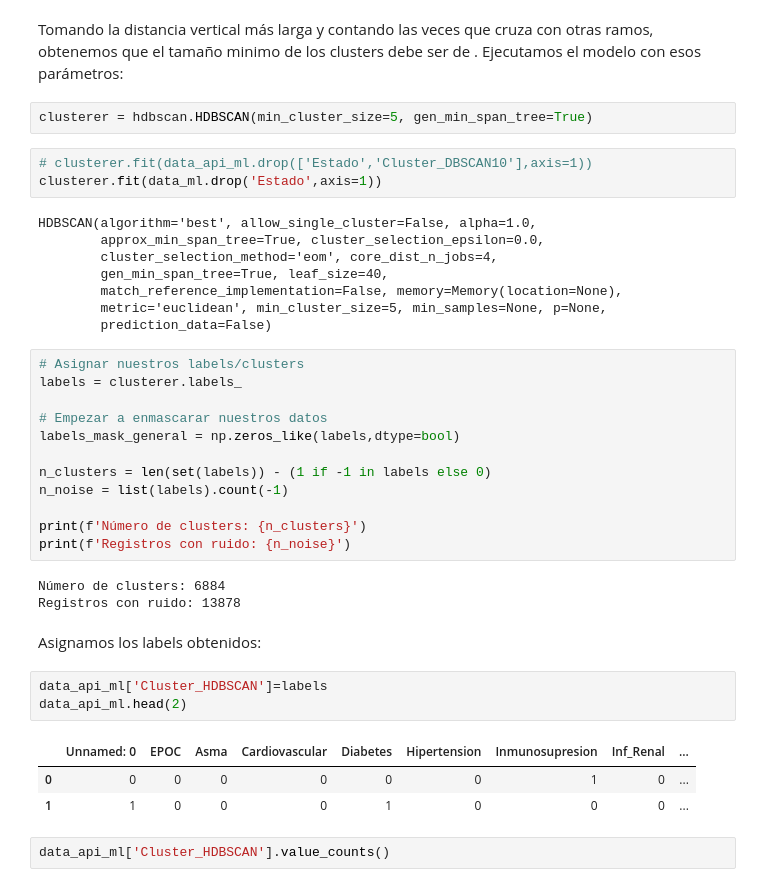
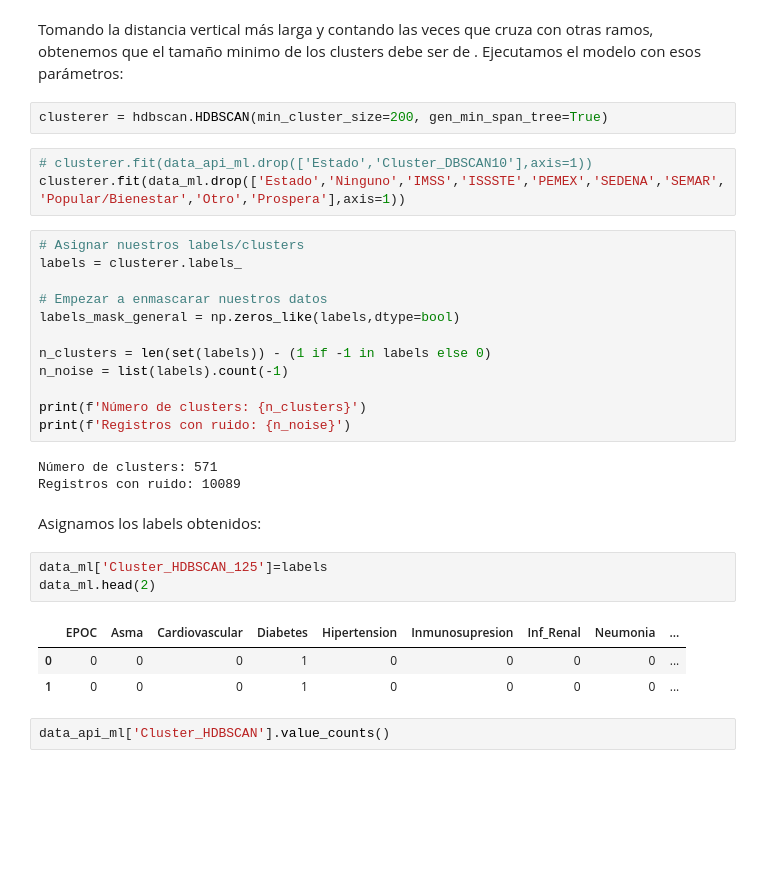
Before and after one commit to NayelySaldivar/DesafioData, a Jupyter notebook: DataMexico_Unsupervised_ML_Model.ipynb, the cells around one changed output. Saved outputs shown, nothing was run; the diff lists cells and outputs as text; blank space fills up the shorter version.

Commit message:
Clusters700

```diff
--- a/DataMexico_Unsupervised_ML_Model.ipynb
+++ b/DataMexico_Unsupervised_ML_Model.ipynb
@@ -340,18 +340,10 @@ plt.show()
 Tomando la distancia vertical más larga y contando las veces que cruza con otras ramos, obtenemos que el tamaño minimo de los clusters debe ser de .
 Ejecutamos el modelo con esos parámetros:
 # %%
-clusterer = hdbscan.HDBSCAN(min_cluster_size=5, gen_min_span_tree=True)
+clusterer = hdbscan.HDBSCAN(min_cluster_size=200, gen_min_span_tree=True)
 # %%
 # clusterer.fit(data_api_ml.drop(['Estado','Cluster_DBSCAN10'],axis=1))
-clusterer.fit(data_ml.drop('Estado',axis=1))
+clusterer.fit(data_ml.drop(['Estado','Ninguno','IMSS','ISSSTE','PEMEX','SEDENA','SEMAR','Popular/Bienestar','Otro','Prospera'],axis=1))
-# %% [output]
-HDBSCAN(algorithm='best', allow_single_cluster=False, alpha=1.0,
-        approx_min_span_tree=True, cluster_selection_epsilon=0.0,
-        cluster_selection_method='eom', core_dist_n_jobs=4,
-        gen_min_span_tree=True, leaf_size=40,
-        match_reference_implementation=False, memory=Memory(location=None),
-        metric='euclidean', min_cluster_size=5, min_samples=None, p=None,
-        prediction_data=False)
 # %%
 # Asignar nuestros labels/clusters
 labels = clusterer.labels_
@@ -365,17 +357,17 @@ n_noise = list(labels).count(-1)
 print(f'Número de clusters: {n_clusters}')
 print(f'Registros con ruido: {n_noise}')
 # %% [output]
-Número de clusters: 6884
-Registros con ruido: 13878
+Número de clusters: 571
+Registros con ruido: 10089
 # %% [markdown]
 Asignamos los labels obtenidos:
 # %%
-data_api_ml['Cluster_HDBSCAN']=labels
-data_api_ml.head(2)
+data_ml['Cluster_HDBSCAN_125']=labels
+data_ml.head(2)
 # %% [output]
-|  | Unnamed: 0 | EPOC | Asma | Cardiovascular | Diabetes | Hipertension | Inmunosupresion | Inf_Renal | ... |
-| 0 | 0 | 0 | 0 | 0 | 0 | 0 | 1 | 0 | ... |
-| 1 | 1 | 0 | 0 | 0 | 1 | 0 | 0 | 0 | ... |
+|  | EPOC | Asma | Cardiovascular | Diabetes | Hipertension | Inmunosupresion | Inf_Renal | Neumonia | ... |
+| 0 | 0 | 0 | 0 | 1 | 0 | 0 | 0 | 0 | ... |
+| 1 | 0 | 0 | 0 | 1 | 0 | 0 | 0 | 0 | ... |
 # %%
 data_api_ml['Cluster_HDBSCAN'].value_counts()
 # %% [output]
```
Also changed, not shown: parts of 1 cell of this notebook.
